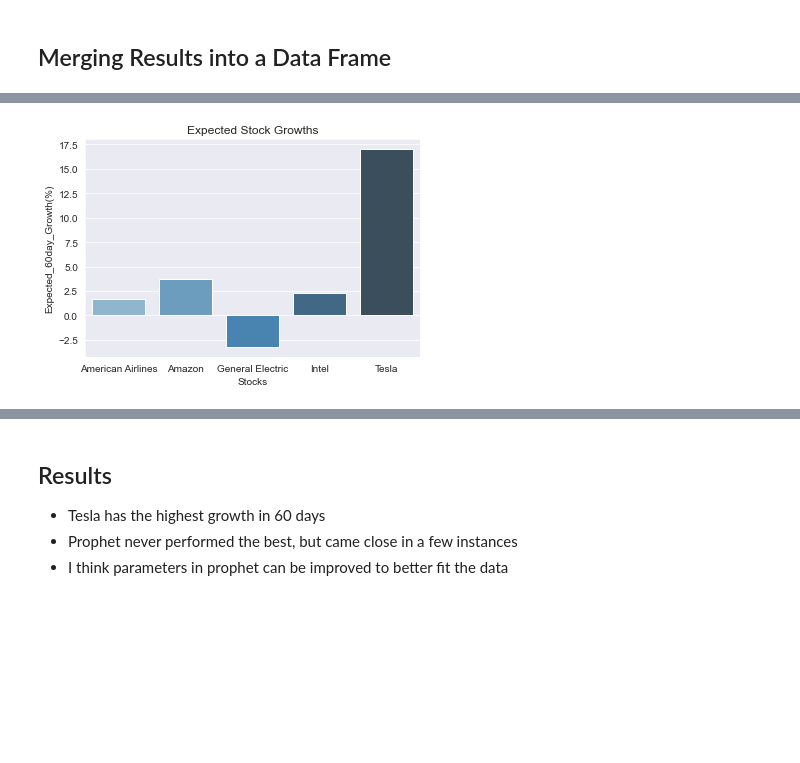
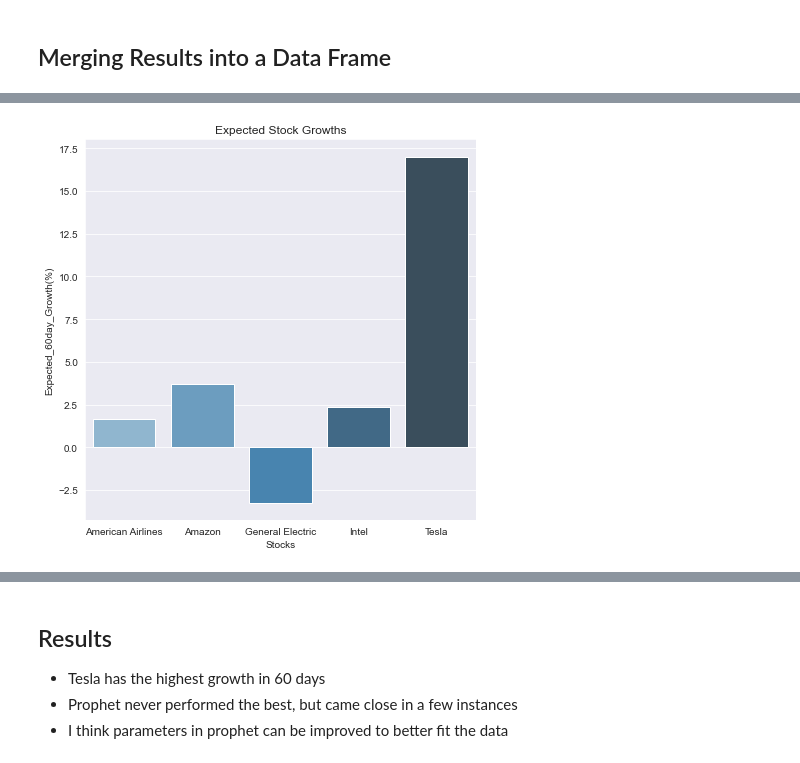
Before and after one commit to NelGen/NG-Stock-Forecasting-Project, a Jupyter notebook: Other Stock Forecasts.ipynb, the cells around one changed output, grey strips where cells are left out. Drawn from its saved outputs; the diff is of its cells as text; code cells hidden in the pictures; blank space fills up the shorter version.

```diff
--- a/Other Stock Forecasts.ipynb
+++ b/Other Stock Forecasts.ipynb
@@ -176,12 +189,13 @@ table.head()
 | Intel | 6.49 | 5.79 | 7.98 | 7.99 | 6.44 | 6.26 | Logged_ARIMA | 5.79 | ... |
 | Tesla | 319.78 | 210.92 | 138.17 | 225.76 | 254.49 | 1098.83 | Auto_ARIMA | 138.17 | ... |
 # %%
+figure = plt.figure(figsize=(7,7))
 sns.set_style('darkgrid')
 sns.barplot(x=table.index,y=table['Expected_60day_Growth(%)'], palette='Blues_d')
 plt.title('Expected Stock Growths')
 plt.show();
 # %% [output]
-[figure, old version]
+[figure, new version]
 # %%
 table.reset_index()
 # %% [output]
```
Also changed, not shown: parts of 6 cells of this notebook, 3 other files.
